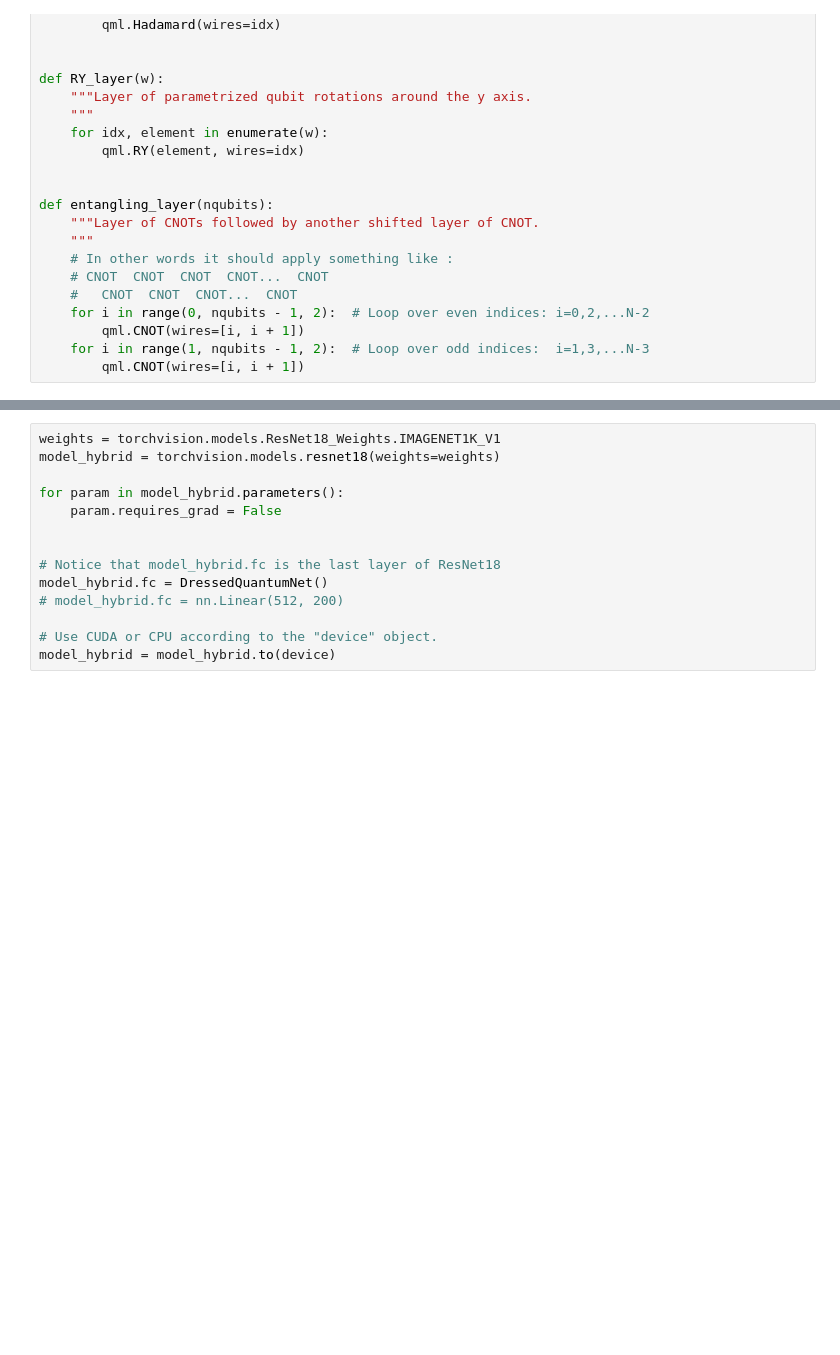
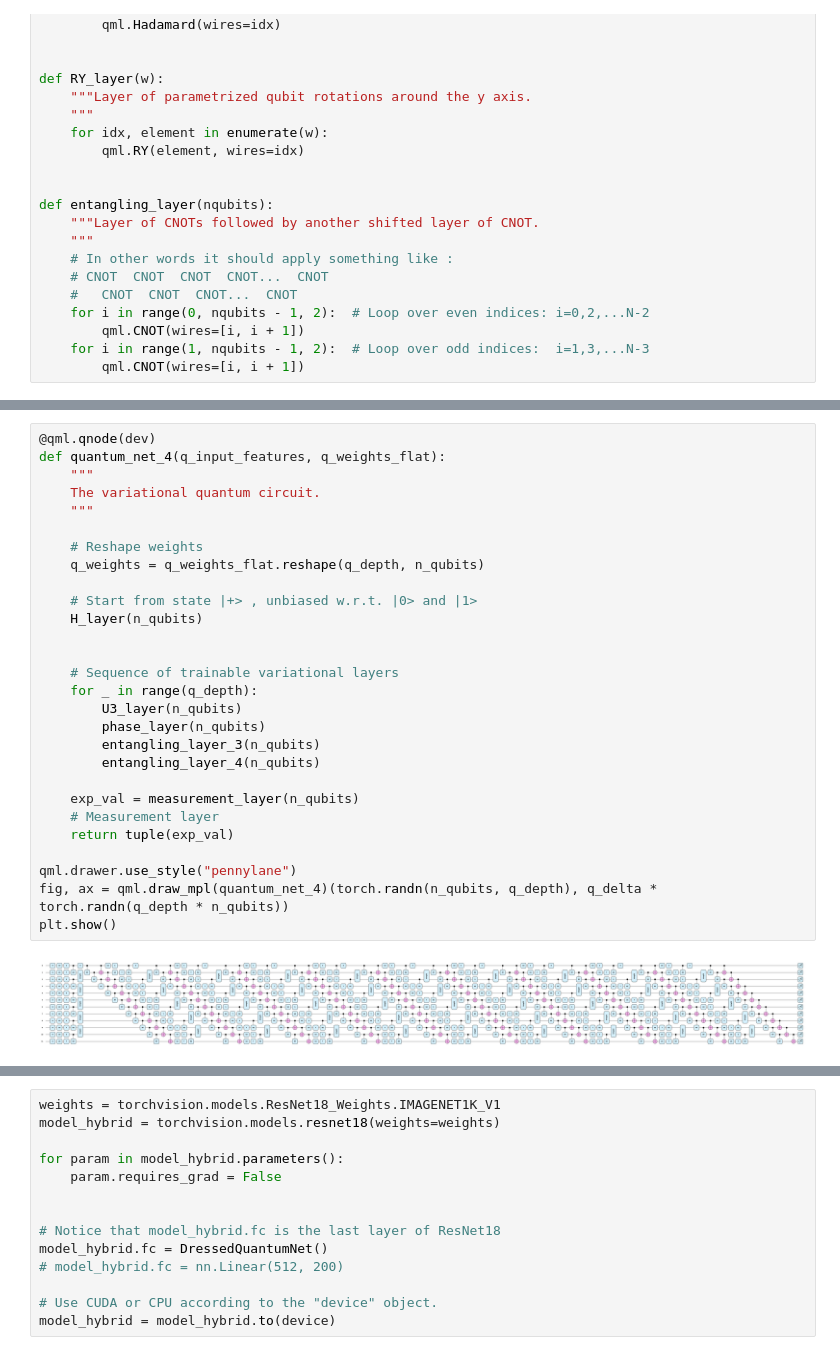
Before and after one commit to yzy1997/quantum_cl, a Jupyter notebook: quantum_lwf_addqlayer.ipynb, the cells around one changed output, grey strips where cells are left out. Drawn from its saved outputs; the diff is of its cells as text; blank space fills up the shorter version.

```diff
--- a/quantum_lwf_addqlayer.ipynb
+++ b/quantum_lwf_addqlayer.ipynb
@@ -192,3 +321,33 @@ plt.show()
+# %%
+@qml.qnode(dev)
+def quantum_net_4(q_input_features, q_weights_flat):
+    """
+    The variational quantum circuit.
+    """
+
+    # Reshape weights
+    q_weights = q_weights_flat.reshape(q_depth, n_qubits)
+
+    # Start from state |+> , unbiased w.r.t. |0> and |1>
+    H_layer(n_qubits)
+
+
+    # Sequence of trainable variational layers
+    for _ in range(q_depth):
+        U3_layer(n_qubits)
+        phase_layer(n_qubits)
+        entangling_layer_3(n_qubits)
+        entangling_layer_4(n_qubits)
+
+    exp_val = measurement_layer(n_qubits)
+    # Measurement layer
+    return tuple(exp_val)
+
+qml.drawer.use_style("pennylane")
+fig, ax = qml.draw_mpl(quantum_net_4)(torch.randn(n_qubits, q_depth), q_delta * torch.randn(q_depth * n_qubits))
+plt.show()
+# %% [output]
+[figure, added]
 # %%
 class DressedQuantumNet(nn.Module):
     """
```
Also changed, not shown: parts of 12 cells of this notebook, 10 other files.
